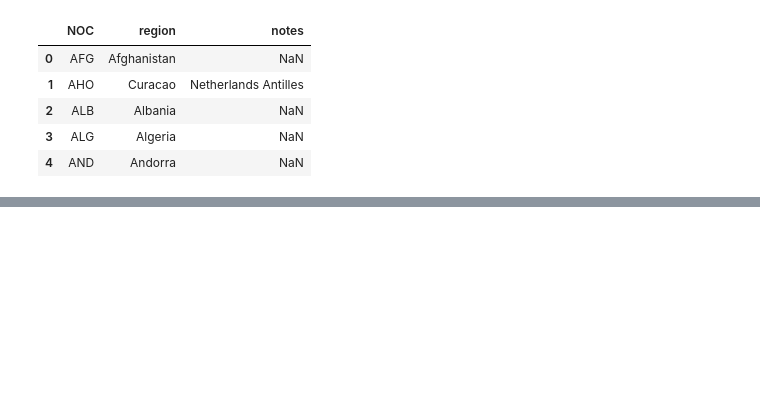
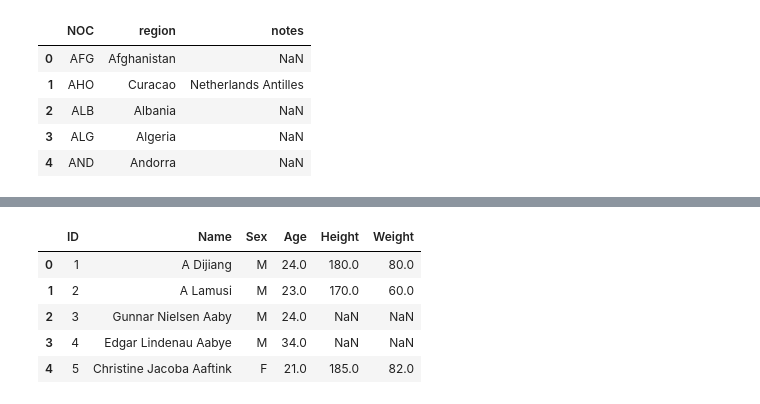
Before and after one commit to Bmyers5817/ETL_Project, a Jupyter notebook: csv_import_clean.ipynb, the cells around one changed output, grey strips where cells are left out. Saved outputs shown, nothing was run; the diff lists cells and outputs as text; code cells hidden in the pictures; blank space fills up the shorter version.

```diff
--- a/csv_import_clean.ipynb
+++ b/csv_import_clean.ipynb
@@ -26,0 +56,10 @@ regions.head()
+# %%
+athletes_df = full_athlete[["ID", "Name", "Sex", "Age", "Height", "Weight"]].copy()
+athletes_df.head()
+# %% [output]
+|  | ID | Name | Sex | Age | Height | Weight |
+| 0 | 1 | A Dijiang | M | 24.0 | 180.0 | 80.0 |
+| 1 | 2 | A Lamusi | M | 23.0 | 170.0 | 60.0 |
+| 2 | 3 | Gunnar Nielsen Aaby | M | 24.0 | NaN | NaN |
+| 3 | 4 | Edgar Lindenau Aabye | M | 34.0 | NaN | NaN |
+| 4 | 5 | Christine Jacoba Aaftink | F | 21.0 | 185.0 | 82.0 |
```
Also changed, not shown: parts of 21 cells of this notebook, 2 other files.
